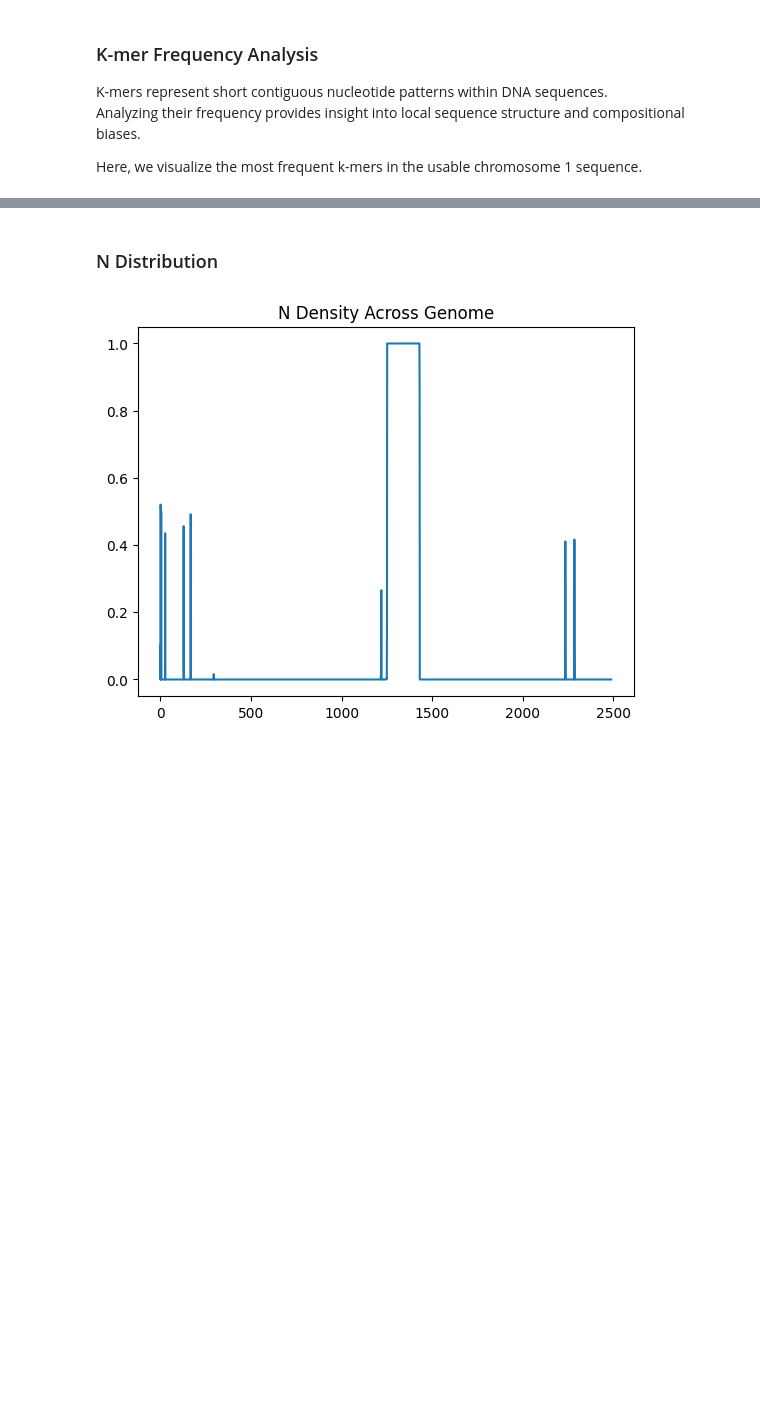
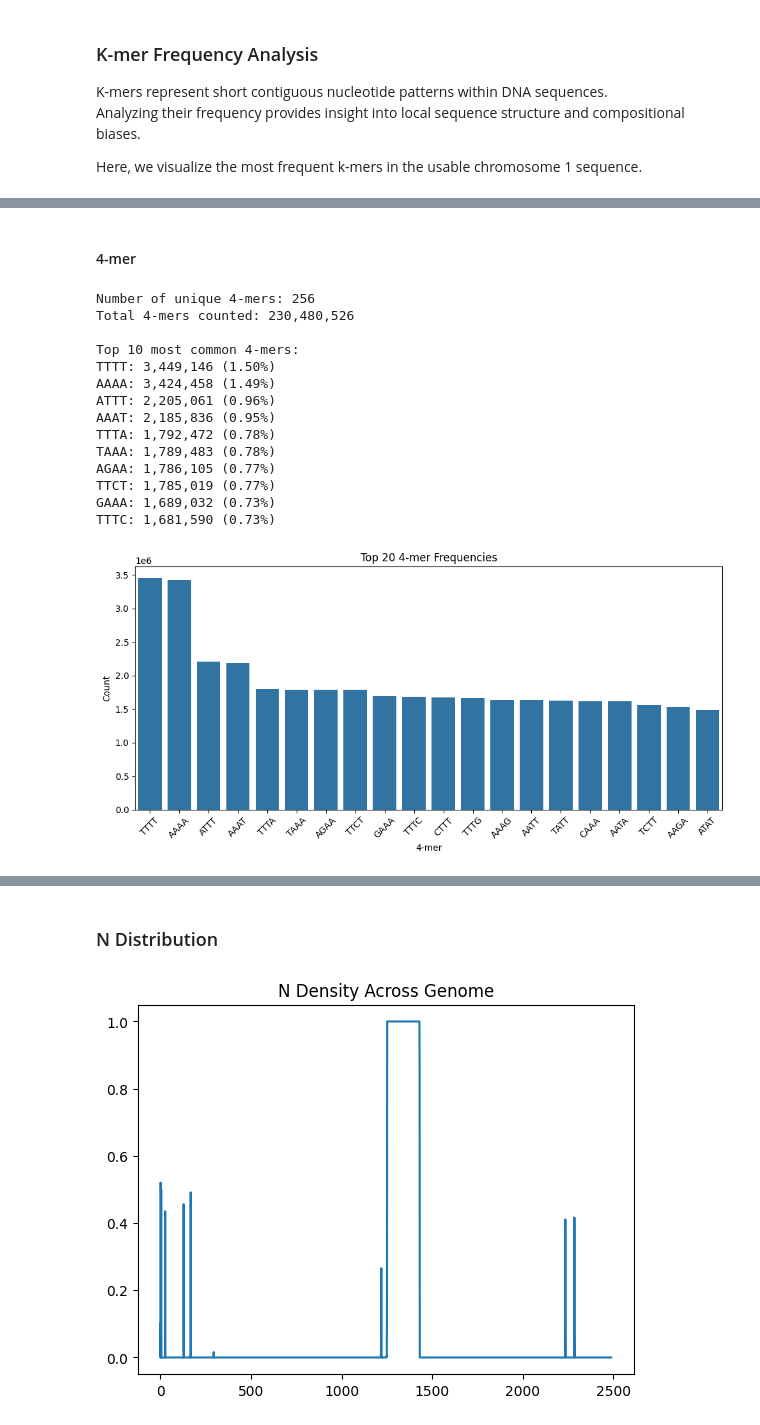
Before and after one commit to rjholik/DNA-Promoter-Prediction-CNN-Transformers, a Jupyter notebook: notebooks/01_data_exploration.ipynb, the cells around one changed output, grey strips where cells are left out. Drawn from its saved outputs; the diff is of its cells as text; code cells hidden in the pictures; blank space fills up the shorter version.

```diff
--- a/notebooks/01_data_exploration.ipynb
+++ b/notebooks/01_data_exploration.ipynb
@@ -309,0 +314,24 @@ plt.show()
+# %% [markdown]
+#### 4-mer
+# %%
+k = 4
+
+kmer_counts, total_kmers = summarize_kmers(usable_sequence, k=k)
+
+df_kmer = plot_kmers(kmer_counts, k=k)
+# %% [output]
+Number of unique 4-mers: 256
+Total 4-mers counted: 230,480,526
+
+Top 10 most common 4-mers:
+TTTT: 3,449,146 (1.50%)
+AAAA: 3,424,458 (1.49%)
+ATTT: 2,205,061 (0.96%)
+AAAT: 2,185,836 (0.95%)
+TTTA: 1,792,472 (0.78%)
+TAAA: 1,789,483 (0.78%)
+AGAA: 1,786,105 (0.77%)
+TTCT: 1,785,019 (0.77%)
+GAAA: 1,689,032 (0.73%)
+TTTC: 1,681,590 (0.73%)
+[figure, added]
```
Also changed, not shown: parts of 13 cells of this notebook.
